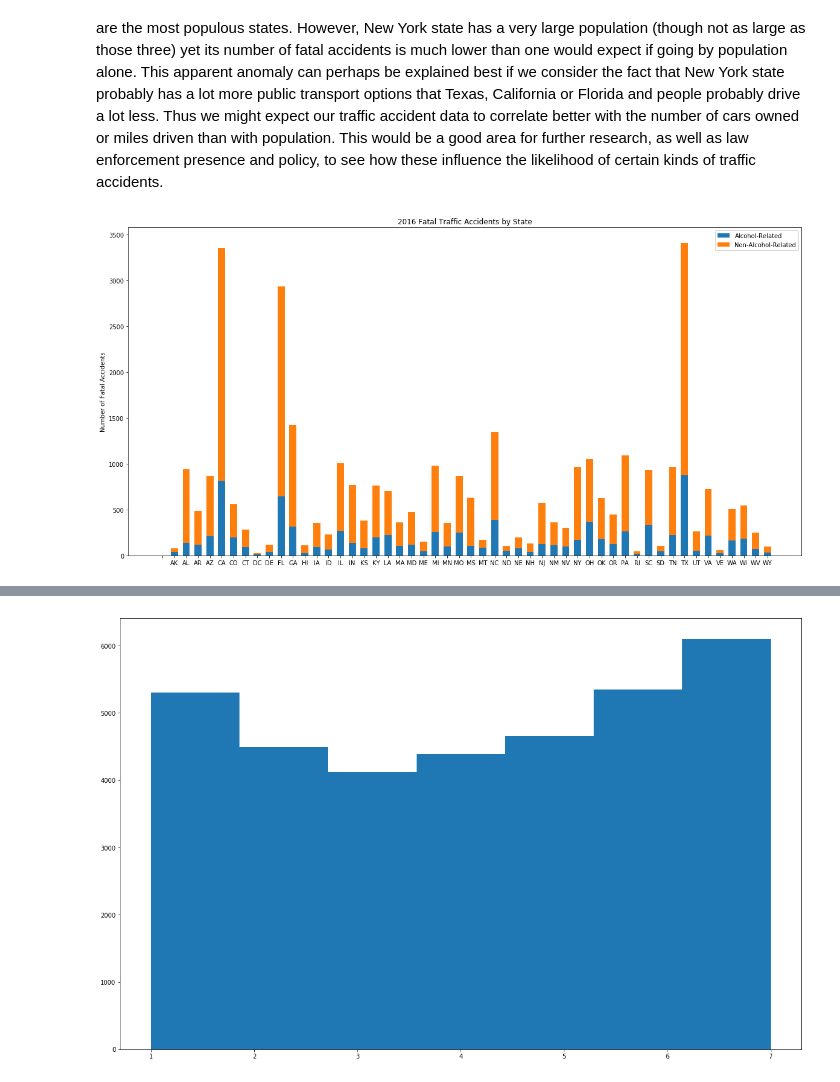
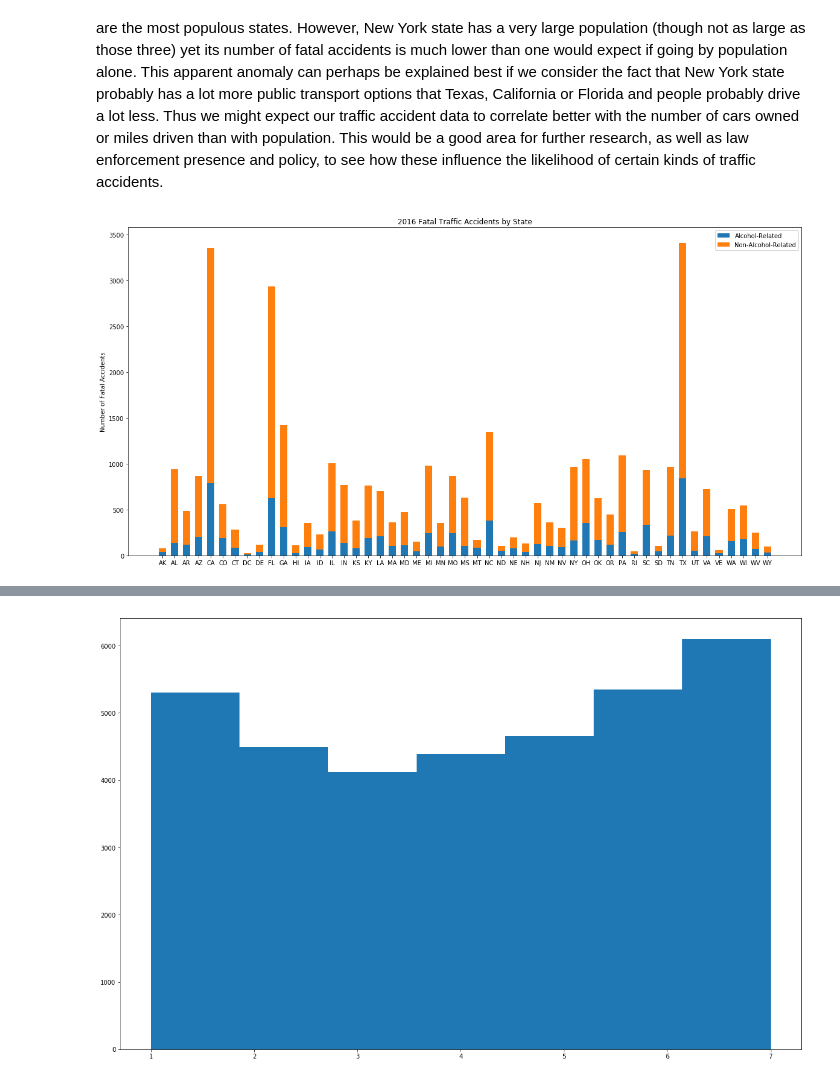
Before and after one commit to maf5509/accident_capstone, a Jupyter notebook: Untitled.ipynb, the cells around one changed output, grey strips where cells are left out. Cells and saved outputs as stored; diff of their text form; code cells hidden in the pictures.

```diff
--- a/Untitled.ipynb
+++ b/Untitled.ipynb
@@ -272,0 +254,7 @@ print(dict_final)
+# %%
+state_list2 = []
+for j in range(0, len(table['ST_NAME'])):
+    state_list2.append(dict_final[table['ST_NAME'][j]])
+table['CODE'] = state_list2
+table['TOTAL'] = 1
+table.head()
@@ -272,0 +269,9 @@ print(dict_final)
+# %%
+drunk_list = []
+for i in range(0, len(table['DRUNK_DR'])):
+    if table['DRUNK_DR'][i] == 0:
+        drunk_list.append(0)
+    else:
+        drunk_list.append(1)
+table['DRUNK_YES'] = drunk_list
+del table['DRUNK_NO']
@@ -273,11 +321,12 @@ print(dict_final)
 # %%
+# DISCARD
 # Add the column with abbreviations for states
 
-table['CODE'] = ''
-for i in range(0, len(table['ST_NAME']) - 1):
-    for key in dict_final:
-        if table['ST_NAME'][i] == key:
-            table['CODE'][i] = dict_final[key]
+#table['CODE'] = ''
+#for i in range(0, len(table['ST_NAME']) - 1):
+#    for key in dict_final:
+#        if table['ST_NAME'][i] == key:
+#            table['CODE'][i] = dict_final[key]
 # %% [output]
 A value is trying to be set on a copy of a slice from a DataFrame
 
@@ -329,5 +381,6 @@ WY       111        29         0         0     99
 # %%
 test_bar2 = test_bar.reset_index()
-test_bar2['NOT_DRUNK'] = test_bar2['TOTAL'] - test_bar2['DRUNK_DR']
-print(test_bar2.head())
+#test_bar2 = test_bar2[test_bar]
+test_bar2['NOT_DRUNK'] = test_bar2['TOTAL'] - test_bar2['DRUNK_YES']
+test_bar2.head()
 # %% [output]
@@ -361,19 +404,21 @@ for further research, as well as law enforcement presence and policy, to see how
 of traffic accidents.
 # %%
 x = np.arange(len(test_bar2['CODE']))
-y1 = test_bar2['DRUNK_DR']
+y1 = test_bar2['DRUNK_YES']
 y2 = test_bar2['NOT_DRUNK']
 width = 0.6
 #len(test_bar2['STATE'])
 p1=plt.bar(x, y1, width)
 p2=plt.bar(x, y2, width, bottom=y1)
 plt.xticks(x, test_bar2['CODE'])
 plt.ylabel("Number of Fatal Accidents")
 plt.title("2016 Fatal Traffic Accidents by State")
 plt.legend((p1[0], p2[0]), ('Alcohol-Related', 'Non-Alcohol-Related'))
 plt.show()
+#Do side by side boxplots for alcohol, non-alcohol-related
+#Use no. of persons as proxy for severity of accident, compare vs. involvement of alc.
 # %% [output]
-[figure, old version]
+[figure, new version]
 # %%
 x = np.arange(len(test_bar2['CODE']))
 y = test_bar2['TOTAL']
```
Also changed, not shown: parts of 33 cells of this notebook.
